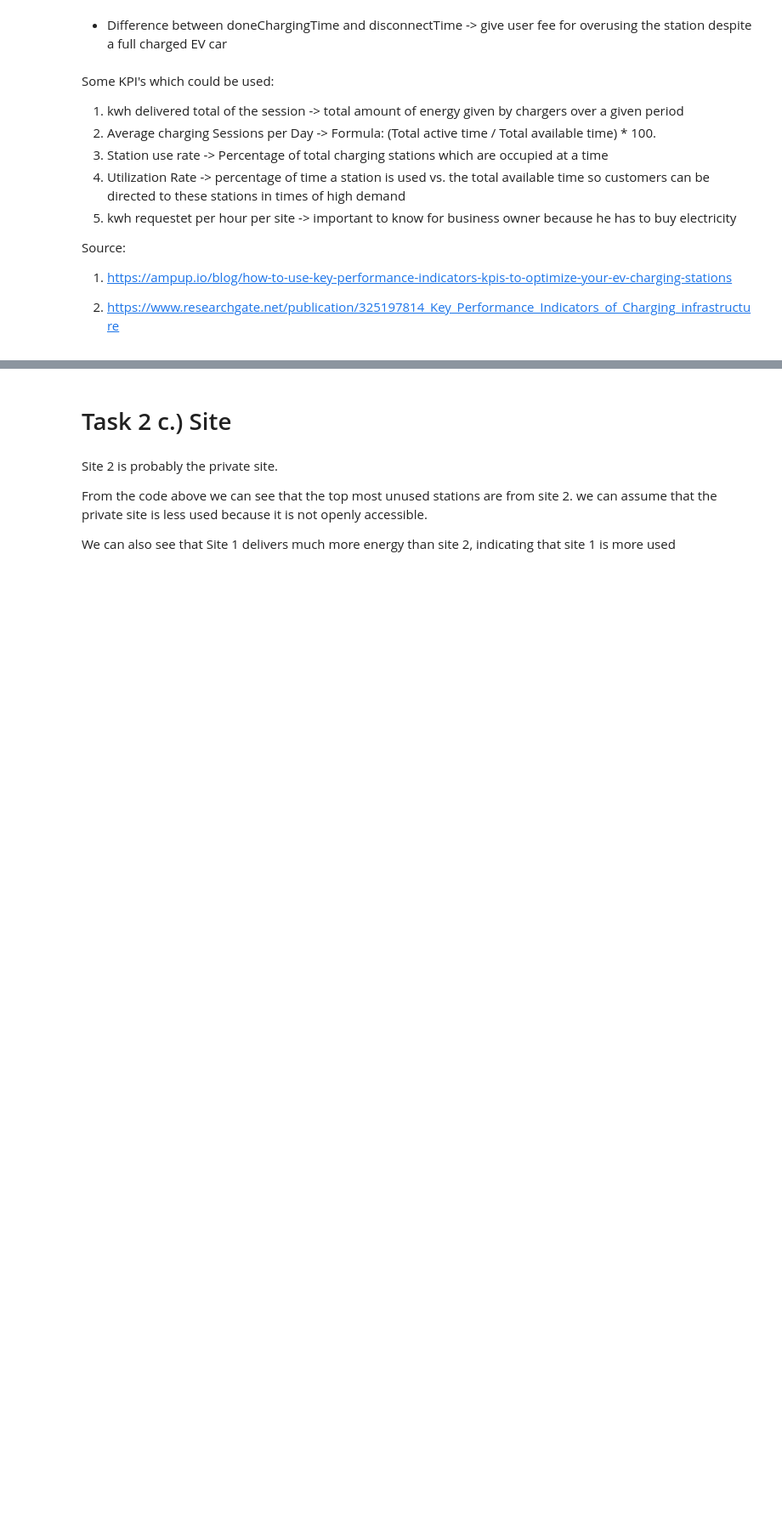
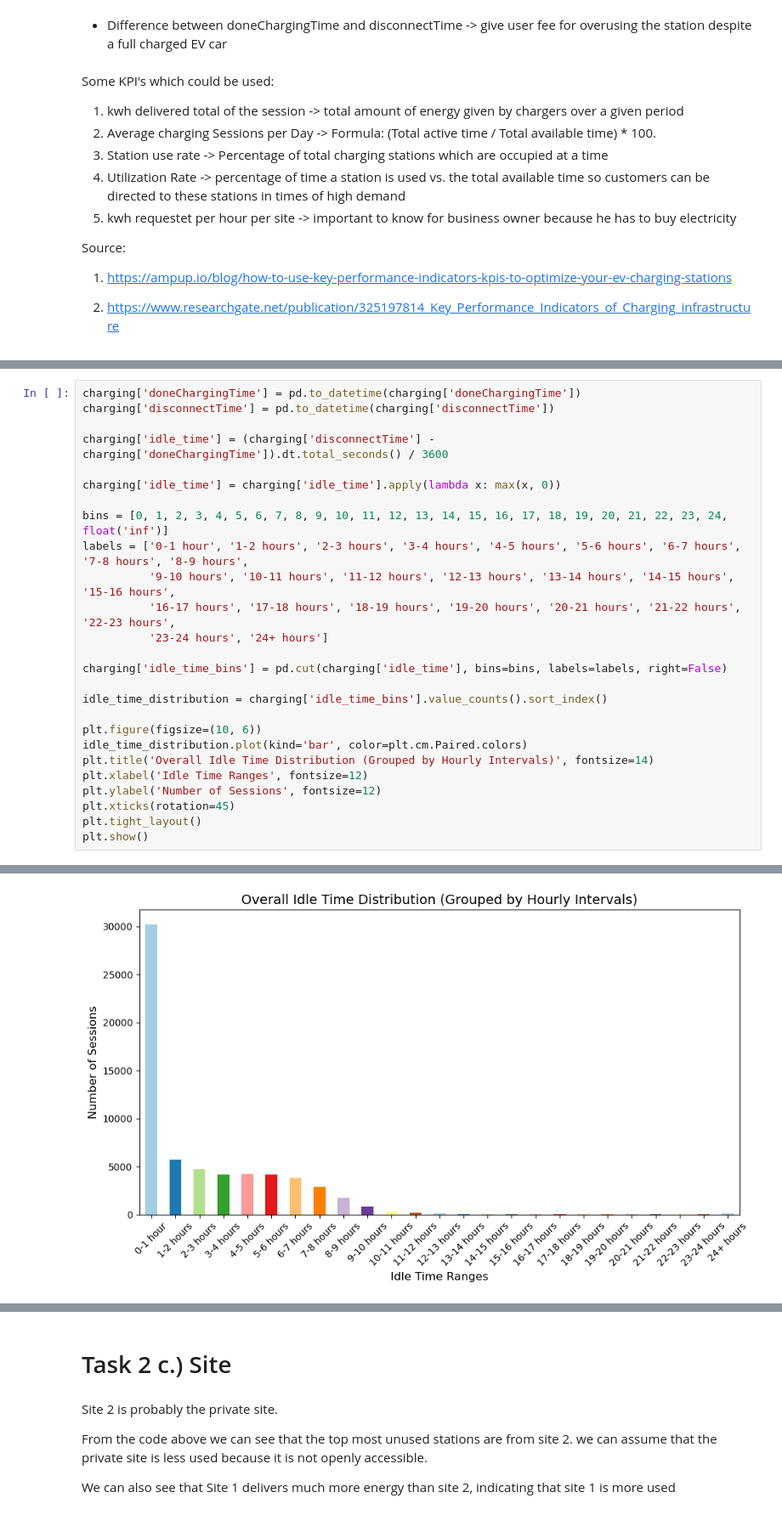
Before and after one commit to Vigro08/AA-Team-Assignment, a Jupyter notebook: Tasks/02_Descriptive_Analysis.ipynb, the cells around one changed output, grey strips where cells are left out. Shown at 85% size. Saved outputs shown, nothing was run; the diff lists cells and outputs as text; blank space fills up the shorter version.

```diff
--- a/Tasks/02_Descriptive_Analysis.ipynb
+++ b/Tasks/02_Descriptive_Analysis.ipynb
@@ -893,0 +898,27 @@ Source:
+# %%
+charging['doneChargingTime'] = pd.to_datetime(charging['doneChargingTime'])
+charging['disconnectTime'] = pd.to_datetime(charging['disconnectTime'])
+
+charging['idle_time'] = (charging['disconnectTime'] - charging['doneChargingTime']).dt.total_seconds() / 3600
+
+charging['idle_time'] = charging['idle_time'].apply(lambda x: max(x, 0))
+
+bins = [0, 1, 2, 3, 4, 5, 6, 7, 8, 9, 10, 11, 12, 13, 14, 15, 16, 17, 18, 19, 20, 21, 22, 23, 24, float('inf')]
+labels = ['0-1 hour', '1-2 hours', '2-3 hours', '3-4 hours', '4-5 hours', '5-6 hours', '6-7 hours', '7-8 hours', '8-9 hours',
+          '9-10 hours', '10-11 hours', '11-12 hours', '12-13 hours', '13-14 hours', '14-15 hours', '15-16 hours',
+          '16-17 hours', '17-18 hours', '18-19 hours', '19-20 hours', '20-21 hours', '21-22 hours', '22-23 hours',
+          '23-24 hours', '24+ hours']
+
+charging['idle_time_bins'] = pd.cut(charging['idle_time'], bins=bins, labels=labels, right=False)
+
+idle_time_distribution = charging['idle_time_bins'].value_counts().sort_index()
+
+plt.figure(figsize=(10, 6))
+idle_time_distribution.plot(kind='bar', color=plt.cm.Paired.colors)
+plt.title('Overall Idle Time Distribution (Grouped by Hourly Intervals)', fontsize=14)
+plt.xlabel('Idle Time Ranges', fontsize=12)
+plt.ylabel('Number of Sessions', fontsize=12)
+plt.xticks(rotation=45)
+plt.tight_layout()
+plt.show()
+# %% [output]
@@ -893,0 +942 @@ Source:
+[figure, added]
```
Also changed, not shown: parts of 6 cells of this notebook, 2 other files.
